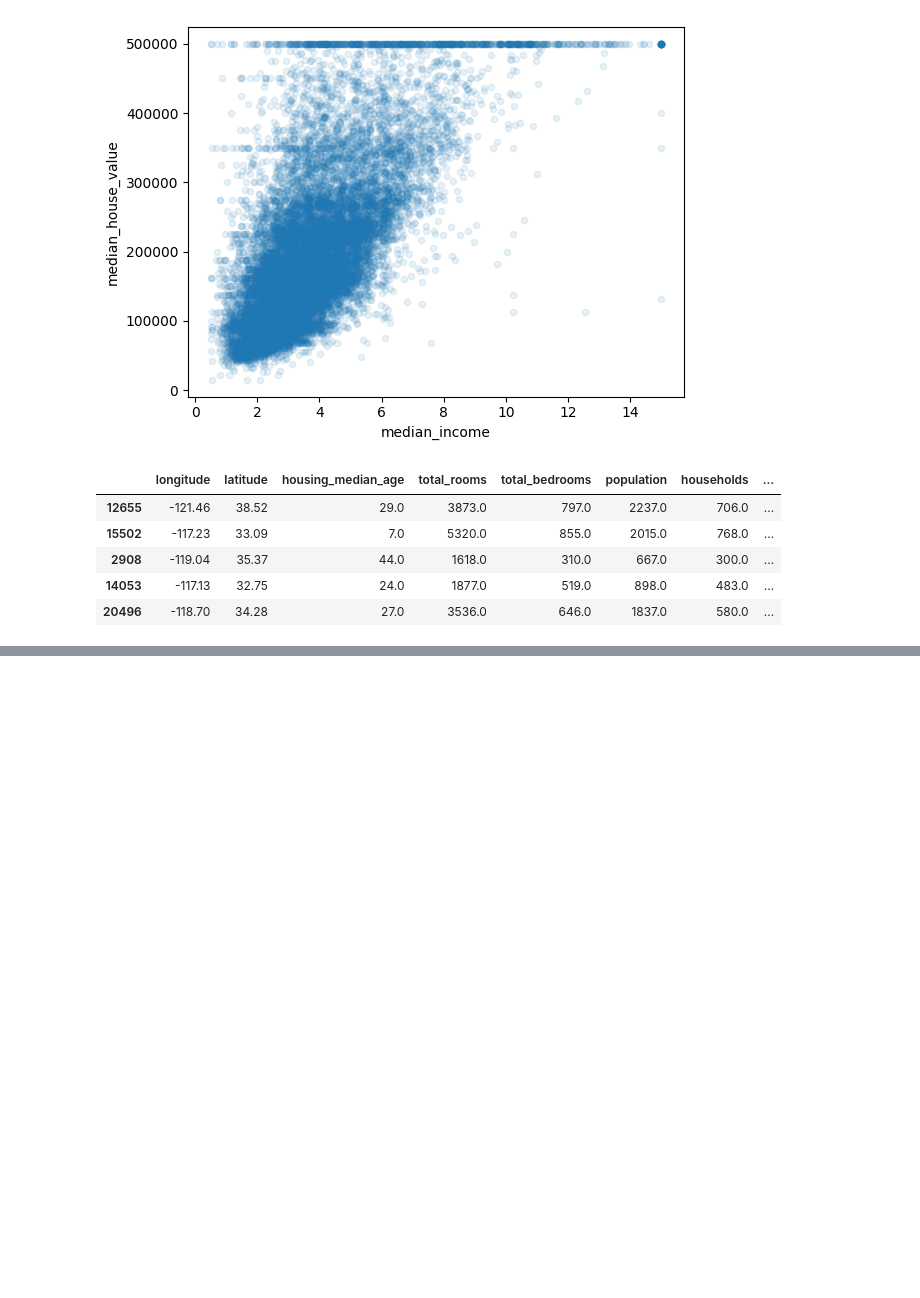
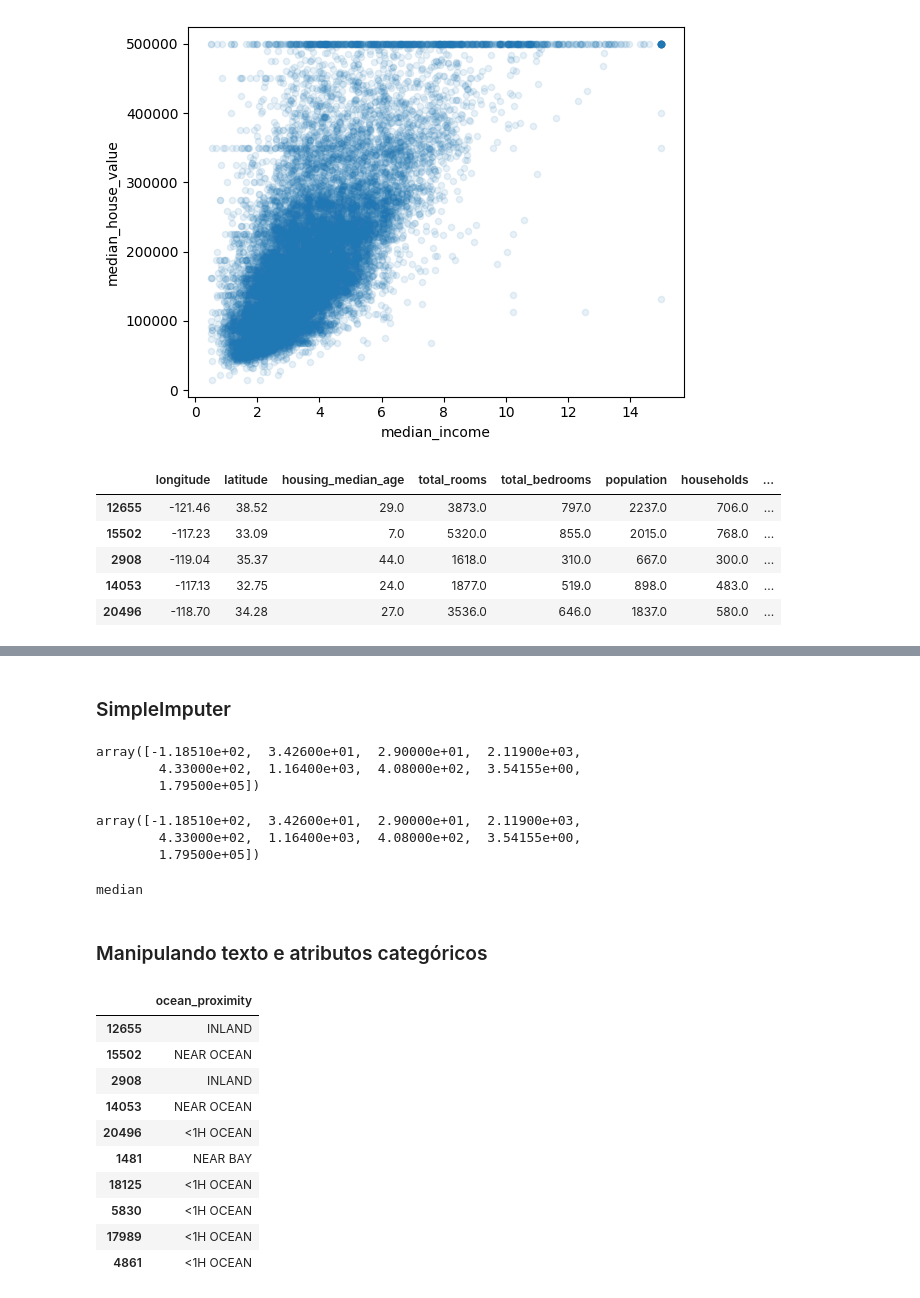
Before and after one commit to felipecc/ml-treino, a Jupyter notebook: Capitulo2.ipynb, the cells around one changed output, grey strips where cells are left out. Saved outputs shown, nothing was run; the diff lists cells and outputs as text; code cells hidden in the pictures; blank space fills up the shorter version.

```diff
--- a/Capitulo2.ipynb
+++ b/Capitulo2.ipynb
@@ -321,0 +349,54 @@ housing.head()
+# %% [markdown]
+### SimpleImputer
+# %%
+from sklearn.impute import SimpleImputer
+
+imputer = SimpleImputer(strategy="median")
+
+housing = strat_train_set
+
+housing_num = housing.drop("ocean_proximity",axis=1)
+
+imputer.fit(housing_num)
+
+imputer.statistics_
+# %% [output]
+array([-1.18510e+02,  3.42600e+01,  2.90000e+01,  2.11900e+03,
+        4.33000e+02,  1.16400e+03,  4.08000e+02,  3.54155e+00,
+        1.79500e+05])
+# %%
+housing_num.median().values
+# %% [output]
+array([-1.18510e+02,  3.42600e+01,  2.90000e+01,  2.11900e+03,
+        4.33000e+02,  1.16400e+03,  4.08000e+02,  3.54155e+00,
+        1.79500e+05])
+# %%
+# o X vai ser uma matriz com o treinamento do inputer que teve a mesma entrada housing_num
+X = imputer.transform(housing_num)
+
+# metodo de conviniencia,faz o treinamento e a transformacao
+other_x = imputer.fit_transform(housing_num)
+
+print(imputer.strategy)
+
+# aqui é o data_frame reconstruido.
+housing_tr = pd.DataFrame(X, columns=housing_num.columns,index=housing_num.index)
+# %% [output]
+median
+# %% [markdown]
+### Manipulando texto e atributos categóricos
+# %%
+housing_cat = housing[["ocean_proximity"]]
+housing_cat.head(10)
+# %% [output]
+|  | ocean_proximity |
+| 12655 | INLAND |
+| 15502 | NEAR OCEAN |
+| 2908 | INLAND |
+| 14053 | NEAR OCEAN |
+| 20496 | <1H OCEAN |
+| 1481 | NEAR BAY |
+| 18125 | <1H OCEAN |
+| 5830 | <1H OCEAN |
+| 17989 | <1H OCEAN |
+| 4861 | <1H OCEAN |
```
Also changed, not shown: parts of 13 cells of this notebook.
